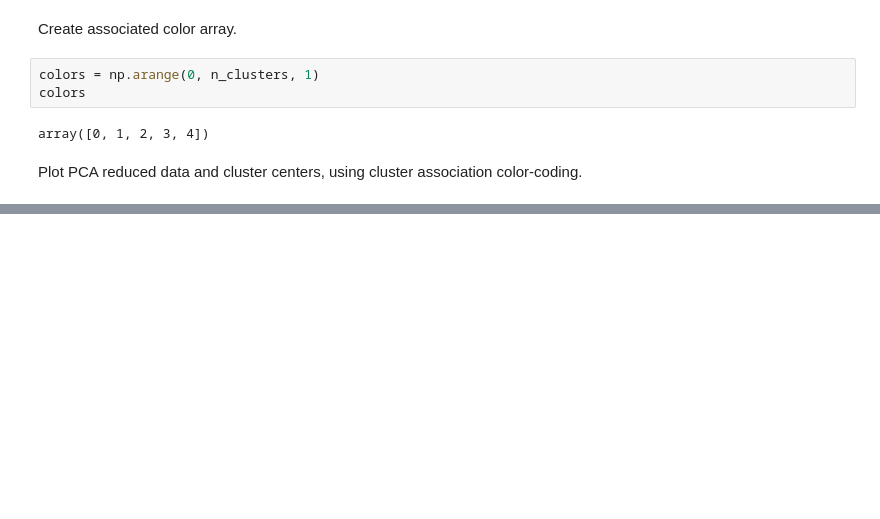
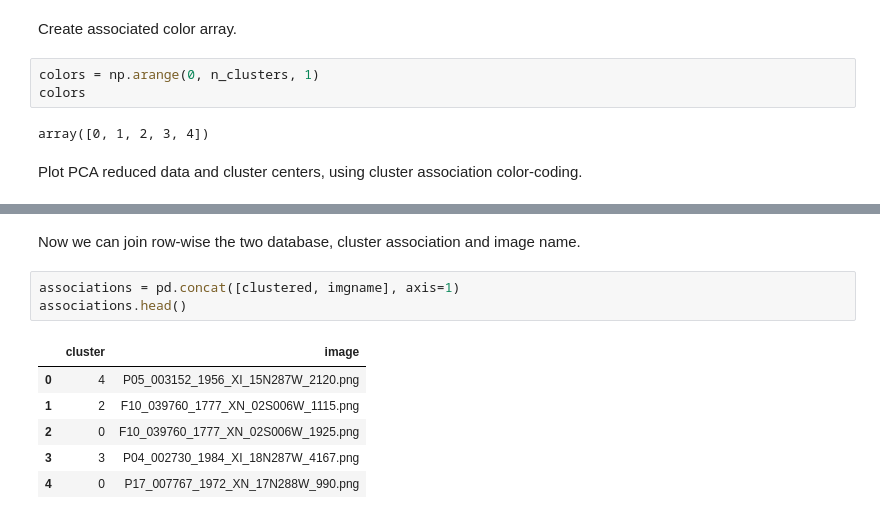
Before and after one commit to chbrandt/HackThePlanets2022, a Jupyter notebook: notebooks/pca_kmeans_sklearn.ipynb, the cells around one changed output, grey strips where cells are left out. Saved outputs shown, nothing was run; the diff lists cells and outputs as text; blank space fills up the shorter version.

```diff
--- a/notebooks/pca_kmeans_sklearn.ipynb
+++ b/notebooks/pca_kmeans_sklearn.ipynb
@@ -218,0 +252,12 @@ plt.show()
+# %% [markdown]
+Now we can join row-wise the two database, cluster association and image name.
+# %%
+associations = pd.concat([clustered, imgname], axis=1)
+associations.head()
+# %% [output]
+|  | cluster | image |
+| 0 | 4 | P05_003152_1956_XI_15N287W_2120.png |
+| 1 | 2 | F10_039760_1777_XN_02S006W_1115.png |
+| 2 | 0 | F10_039760_1777_XN_02S006W_1925.png |
+| 3 | 3 | P04_002730_1984_XI_18N287W_4167.png |
+| 4 | 0 | P17_007767_1972_XN_17N288W_990.png |
```
Also changed, not shown: parts of 21 cells of this notebook.
